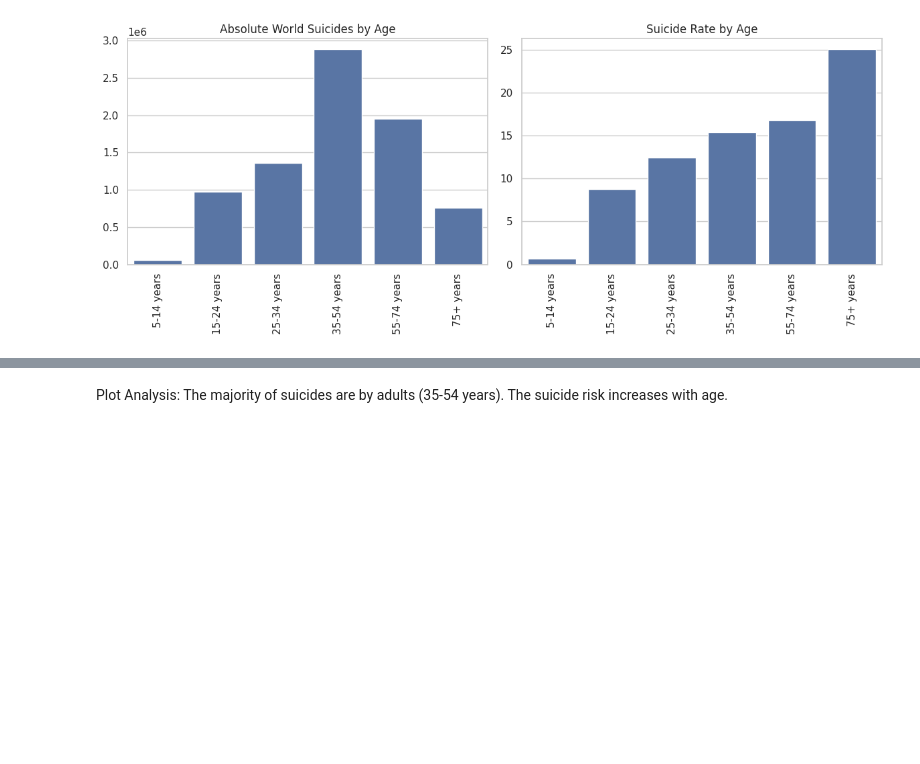
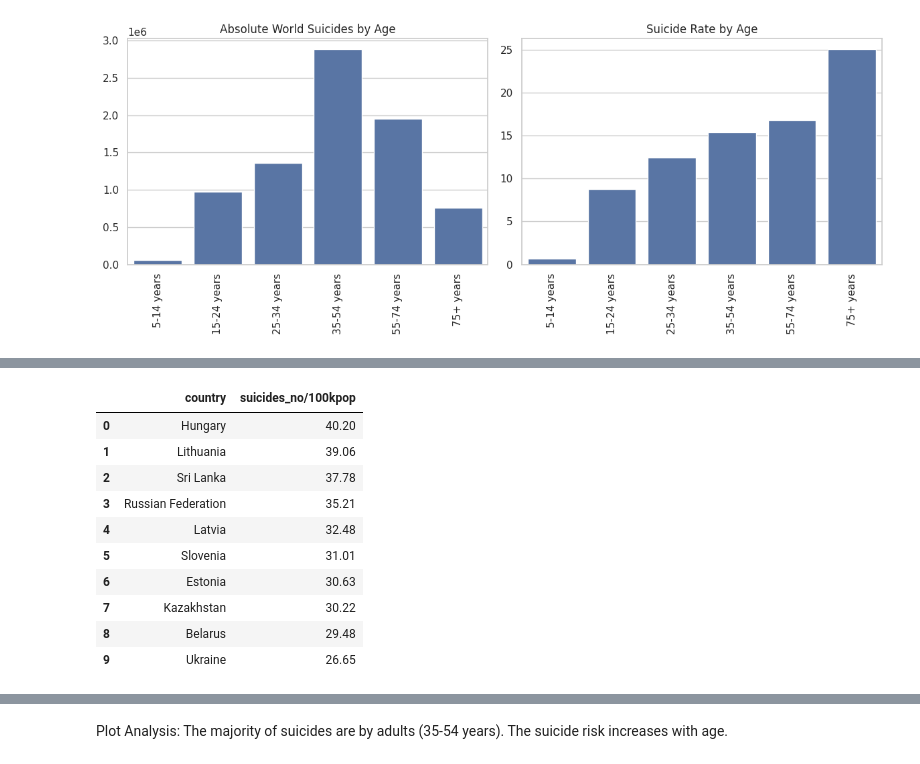
Before and after one commit to pdrzxzz/who-suicide-analysis, a Jupyter notebook: who_suicides_analysis.ipynb, the cells around one changed output, grey strips where cells are left out. Cells and saved outputs as stored; diff of their text form; code cells hidden in the pictures; blank space fills up the shorter version.

```diff
--- a/who_suicides_analysis.ipynb
+++ b/who_suicides_analysis.ipynb
@@ -222,0 +246,14 @@ plt.show()
+# %%
+df_grouped
+# %% [output]
+|  | country | suicides_no/100kpop |
+| 0 | Hungary | 40.20 |
+| 1 | Lithuania | 39.06 |
+| 2 | Sri Lanka | 37.78 |
+| 3 | Russian Federation | 35.21 |
+| 4 | Latvia | 32.48 |
+| 5 | Slovenia | 31.01 |
+| 6 | Estonia | 30.63 |
+| 7 | Kazakhstan | 30.22 |
+| 8 | Belarus | 29.48 |
+| 9 | Ukraine | 26.65 |
```
Also changed, not shown: parts of 6 cells of this notebook.
